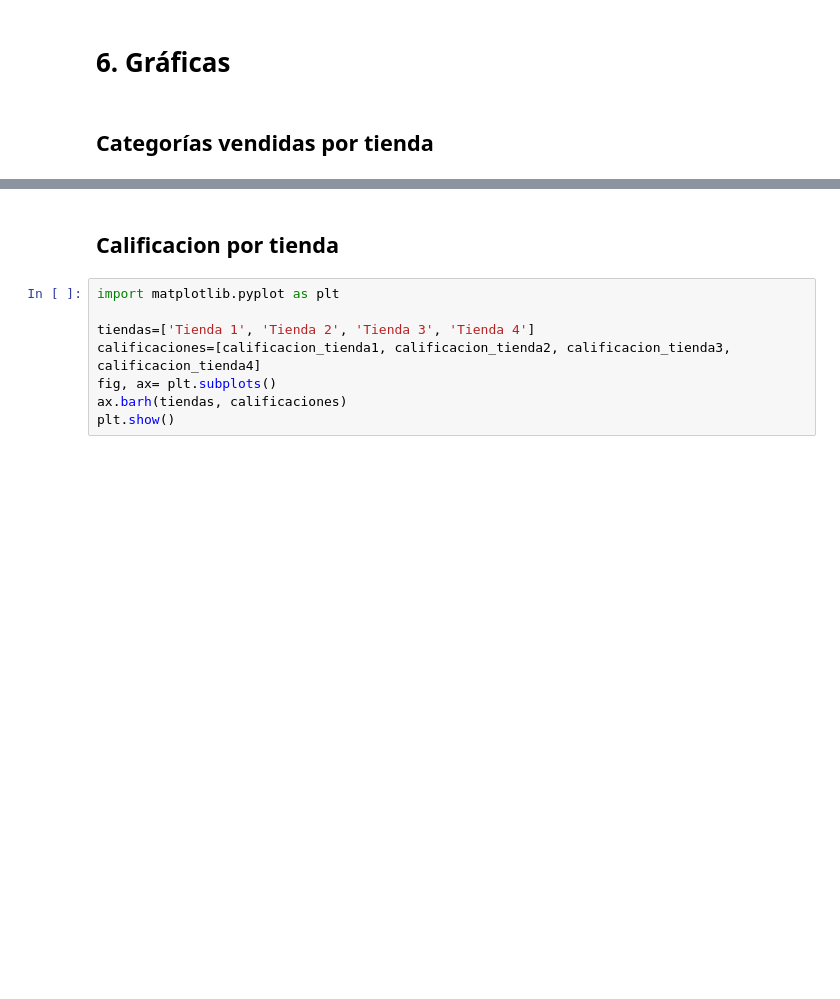
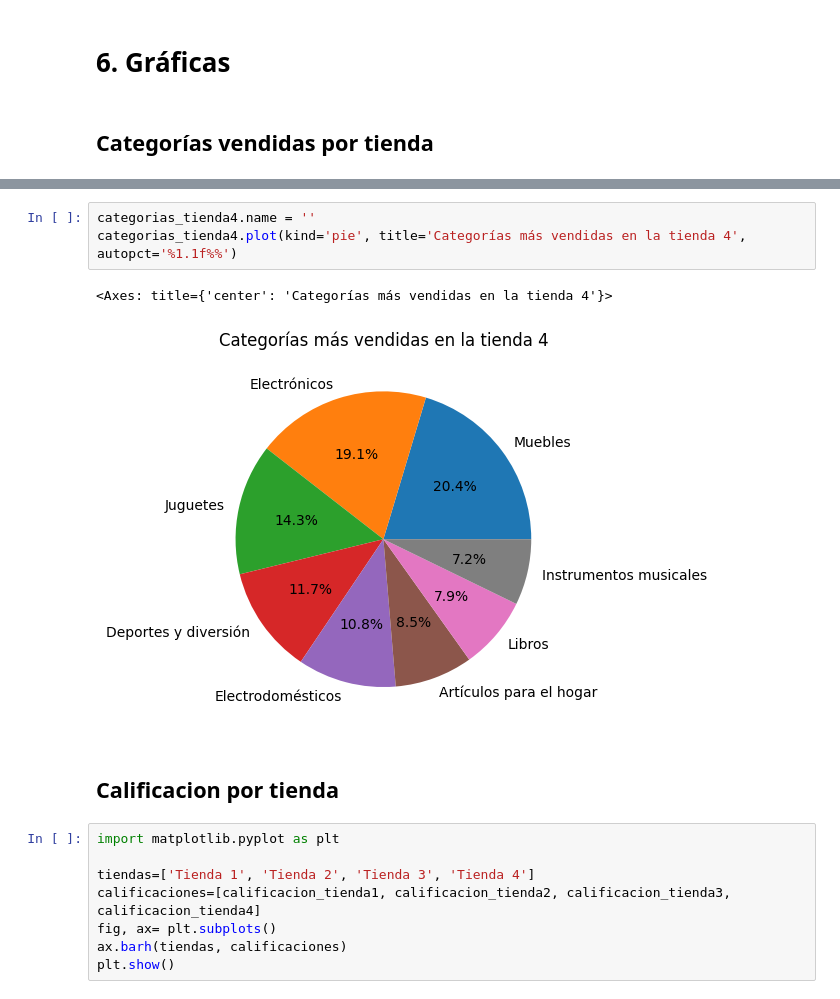
Before and after one commit to DiegoBecerra-lab/Desafio-1-AluraLatam, a Jupyter notebook: AluraStoreLatam.ipynb, the cells around one changed output, grey strips where cells are left out. Saved outputs shown, nothing was run; the diff lists cells and outputs as text; blank space fills up the shorter version.

```diff
--- a/AluraStoreLatam.ipynb
+++ b/AluraStoreLatam.ipynb
@@ -311,3 +321,9 @@ El costo promedio de envío de la tienda 4 es de $23459.46
+# %%
+categorias_tienda4.name = ''
+categorias_tienda4.plot(kind='pie', title='Categorías más vendidas en la tienda 4', autopct='%1.1f%%')
+# %% [output]
+<Axes: title={'center': 'Categorías más vendidas en la tienda 4'}>
+[figure, added]
 # %% [markdown]
 ## Calificacion por tienda
 # %%
```
Also changed, not shown: parts of 20 cells of this notebook.
